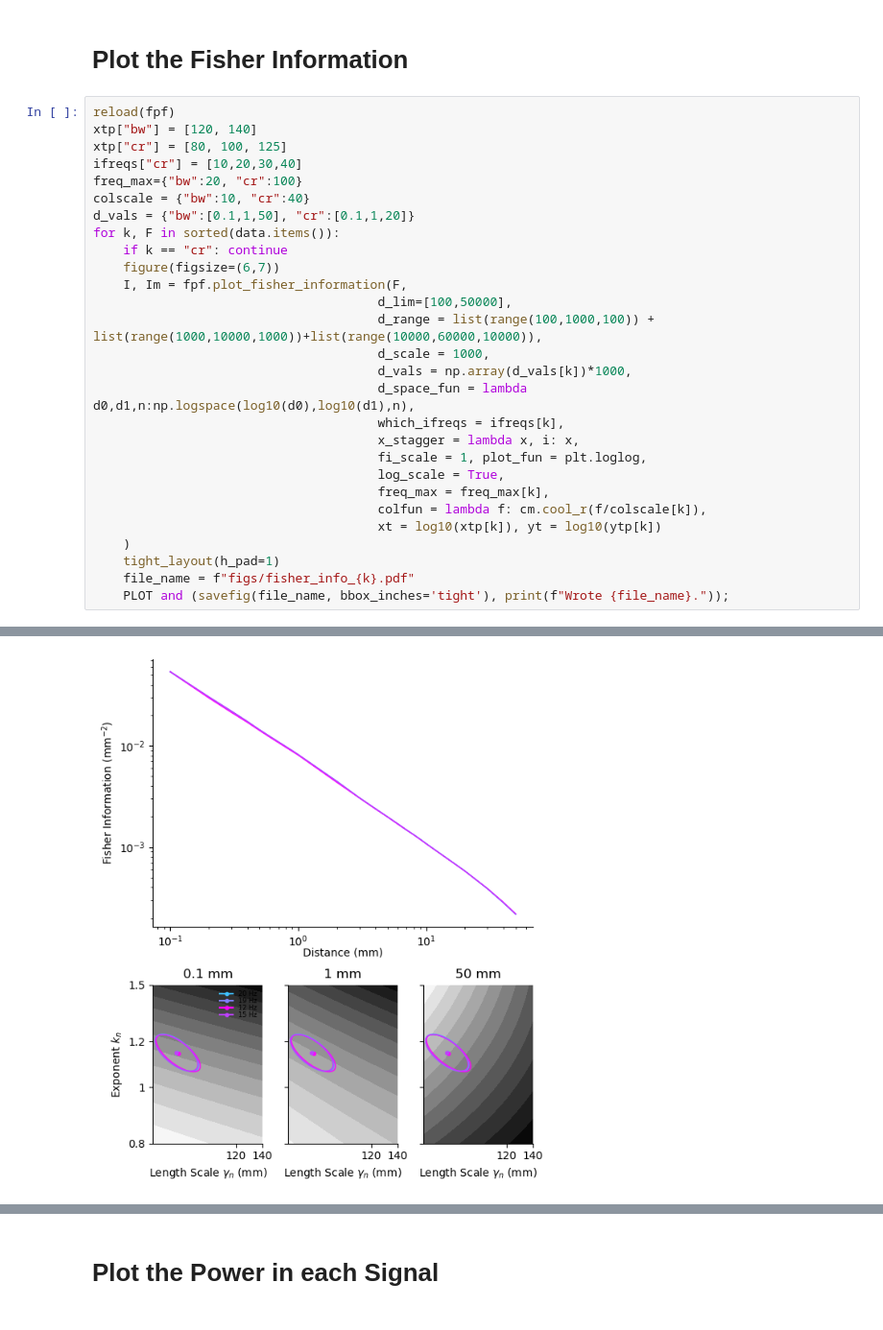
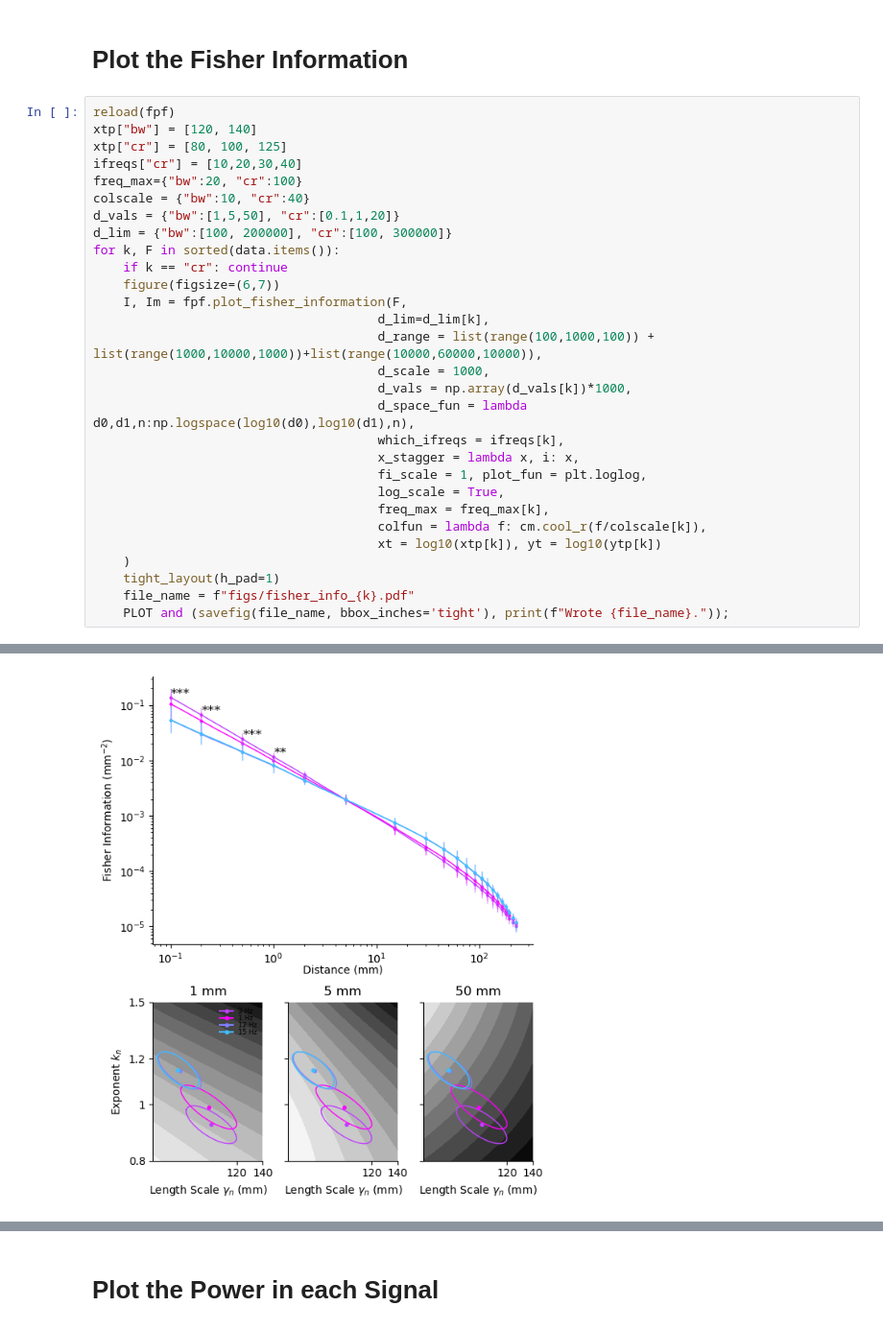
Before and after one commit to stootoon/fisher-plumes, a Jupyter notebook: make_figs.ipynb, the cells around one changed output, grey strips where cells are left out. Shown at 96% size. Saved outputs shown, nothing was run; the diff lists cells and outputs as text.

Commit message:
Information plotting works now.

```diff
--- a/make_figs.ipynb
+++ b/make_figs.ipynb
@@ -299,12 +277,13 @@ xtp["cr"] = [80, 100, 125]
 ifreqs["cr"] = [10,20,30,40]
 freq_max={"bw":20, "cr":100}
 colscale = {"bw":10, "cr":40}
-d_vals = {"bw":[0.1,1,50], "cr":[0.1,1,20]}
+d_vals = {"bw":[1,5,50], "cr":[0.1,1,20]}
+d_lim = {"bw":[100, 200000], "cr":[100, 300000]}
 for k, F in sorted(data.items()):
     if k == "cr": continue
     figure(figsize=(6,7))
     I, Im = fpf.plot_fisher_information(F,
-                                      d_lim=[100,50000],
+                                      d_lim=d_lim[k],
                                       d_range = list(range(100,1000,100)) + list(range(1000,10000,1000))+list(range(10000,60000,10000)),
                                       d_scale = 1000,
                                       d_vals = np.array(d_vals[k])*1000,
@@ -326 +310 @@ Wrote figs/fisher_info_bw.pdf.
-[figure, old version]
+[figure, new version]
```
Also changed, not shown: parts of 7 cells of this notebook, 3 other files.
